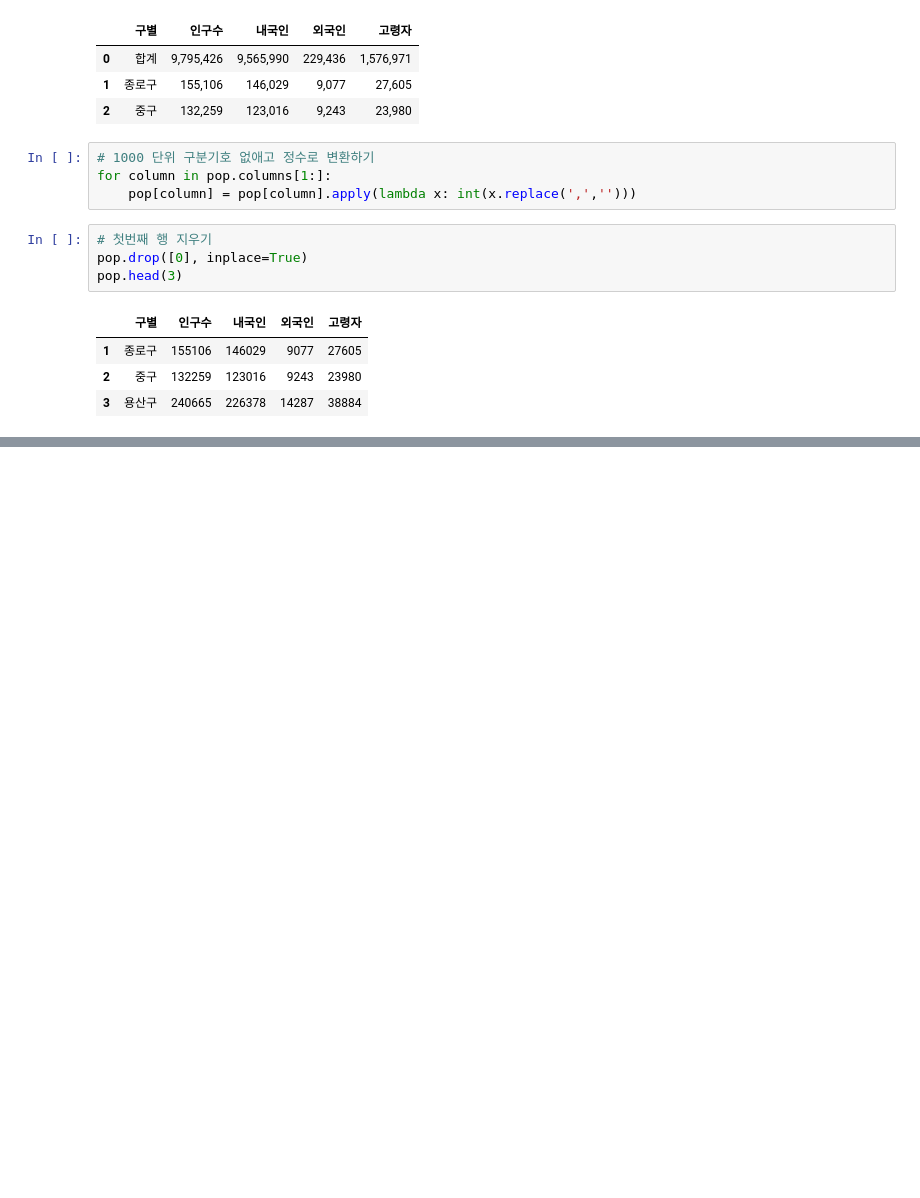
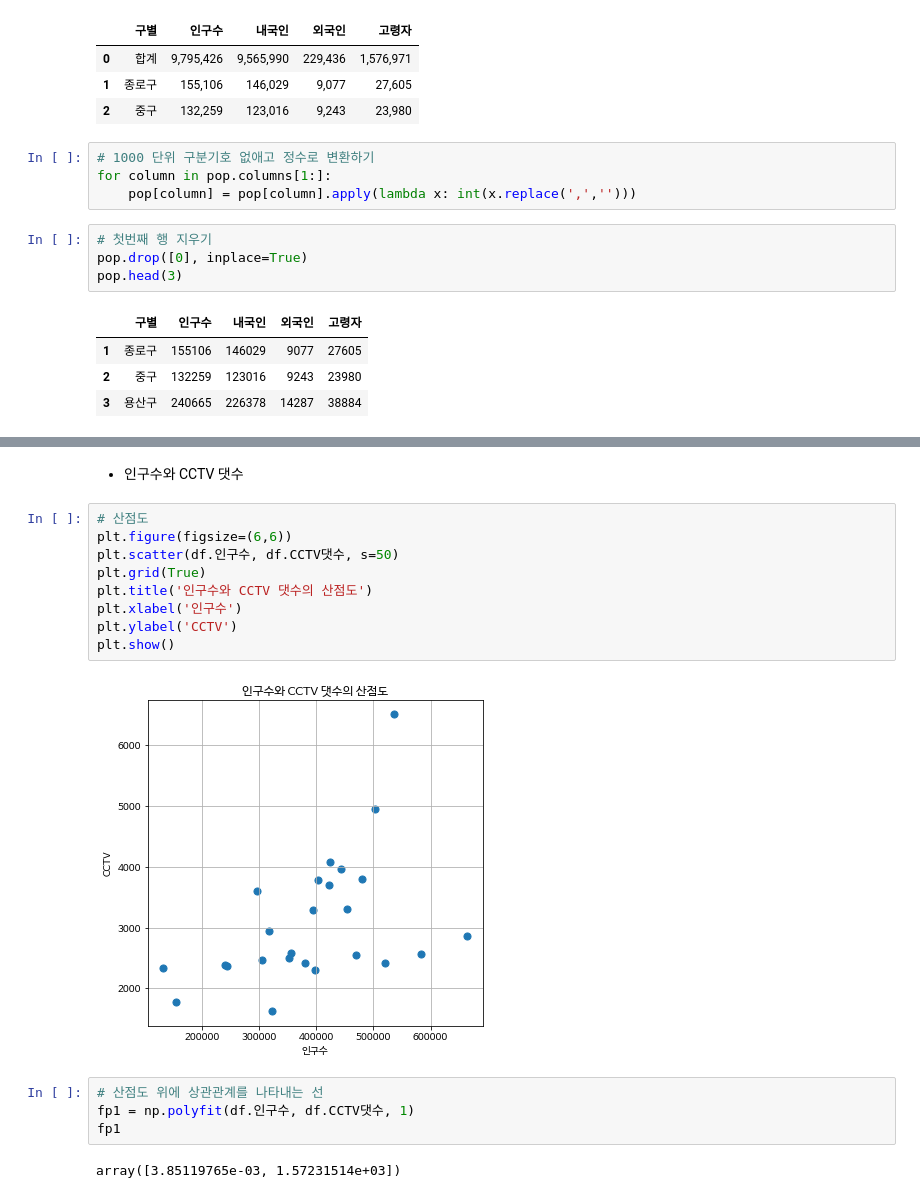
Before and after one commit to ckiekim/DongA-Univ-Lecture-20210929, a Jupyter notebook: 02.데이터분석/31_데이터분석사례.ipynb, the cells around one changed output, grey strips where cells are left out. Drawn from its saved outputs; the diff is of its cells as text; blank space fills up the shorter version.

```diff
--- a/02.데이터분석/31_데이터분석사례.ipynb
+++ b/02.데이터분석/31_데이터분석사례.ipynb
@@ -148,0 +210,19 @@ pop.head(3)
+# %% [markdown]
+- 인구수와 CCTV 댓수
+# %%
+# 산점도
+plt.figure(figsize=(6,6))
+plt.scatter(df.인구수, df.CCTV댓수, s=50)
+plt.grid(True)
+plt.title('인구수와 CCTV 댓수의 산점도')
+plt.xlabel('인구수')
+plt.ylabel('CCTV')
+plt.show()
+# %% [output]
+[figure, added]
+# %%
+# 산점도 위에 상관관계를 나타내는 선
+fp1 = np.polyfit(df.인구수, df.CCTV댓수, 1)
+fp1
+# %% [output]
+array([3.85119765e-03, 1.57231514e+03])
```
Also changed, not shown: parts of 17 cells of this notebook.
